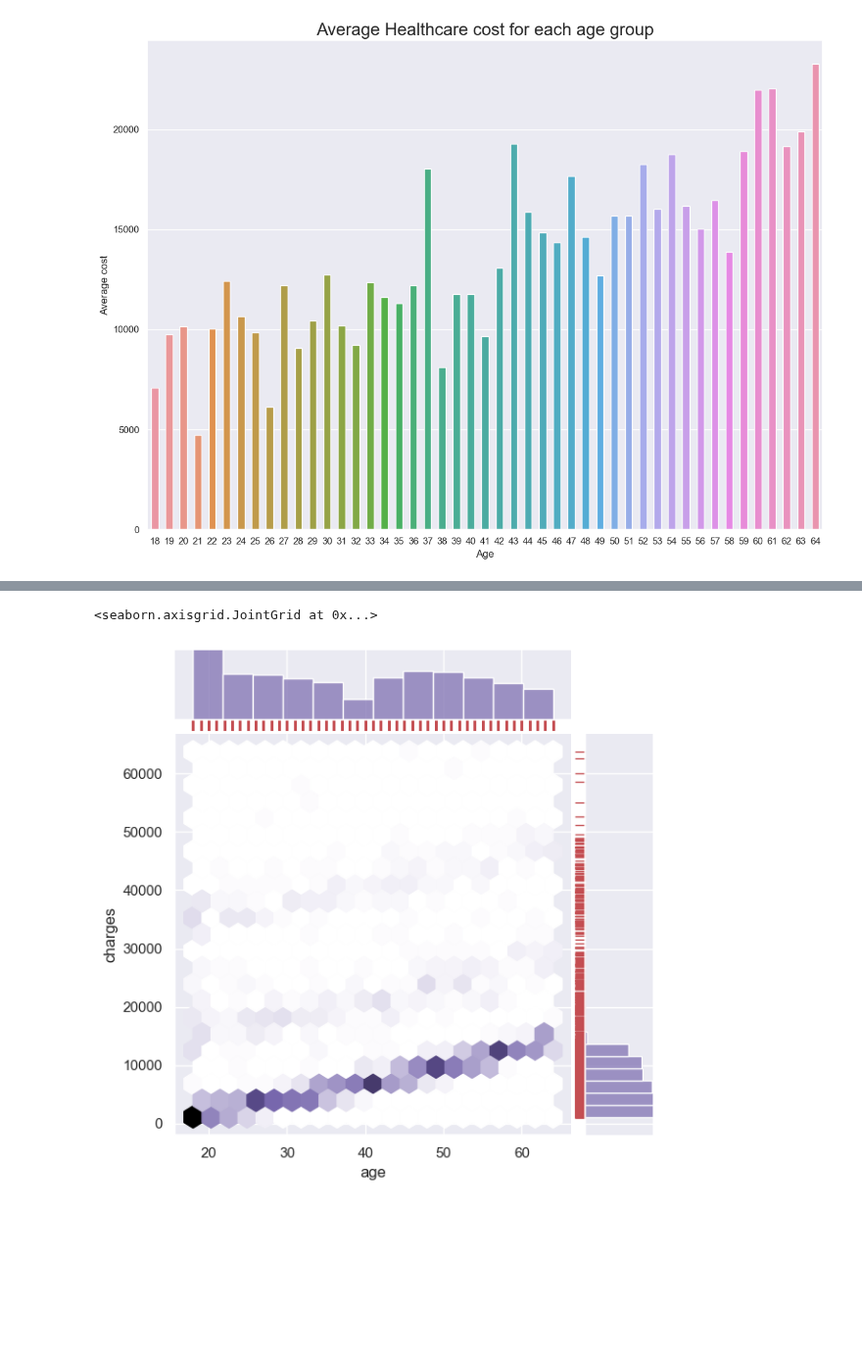
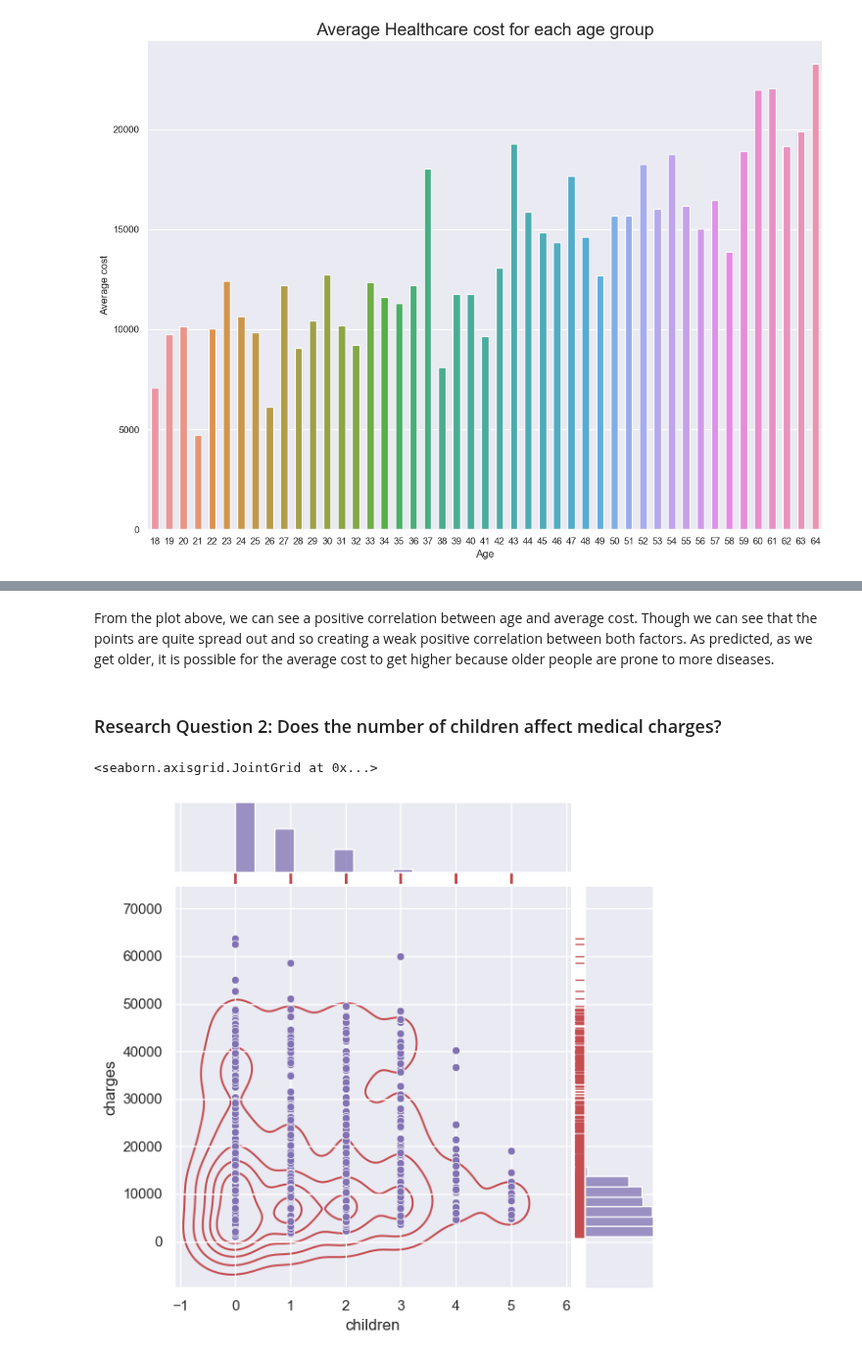
Before and after one commit to ubco-W2022T2-data301/project-group-group08, a Jupyter notebook: analysis/analysis1.ipynb, the cells around one changed output, grey strips where cells are left out. Shown at 98% size. Saved outputs shown, nothing was run; the diff lists cells and outputs as text; code cells hidden in the pictures; blank space fills up the shorter version.

```diff
--- a/analysis/analysis1.ipynb
+++ b/analysis/analysis1.ipynb
@@ -53,0 +51,4 @@ plt.show()
+# %%
+sns.set(rc={'figure.figsize':(12,9)})
+plt = sns.regplot(x = 'Age', y = 'Average cost', data = df1)
+plt.set_title("Average Healthcare cost for each age group", size = 20)
@@ -54,6 +58,11 @@ plt.show()
+# %% [markdown]
+From the plot above, we can see a positive correlation between age and average cost. Though we can see that the points are quite spread out and so creating a weak positive correlation between both factors. As predicted, as we get older, it is possible for the average cost to get higher because older people are prone to more diseases.
+# %% [markdown]
+### Research Question 2: Does the number of children affect medical charges?
 # %%
-g = sns.jointplot(x='age', y='charges', data=df, kind = "hex", color = "m")
-g.plot_marginals(sns.rugplot, color="r", height=-0.15, clip_on=False)
+g = sns.jointplot(x='children', y='charges', data=df, color = "m")
+g.plot_joint(sns.kdeplot, color="r", zorder=0, levels=6)
+g.plot_marginals(sns.rugplot, color="r", height=-.15, clip_on=False)
 # %% [output]
 <seaborn.axisgrid.JointGrid at 0x...>
-[figure, old version]
+[figure, new version]
```
Also changed, not shown: parts of 4 cells of this notebook, 1 other file.
